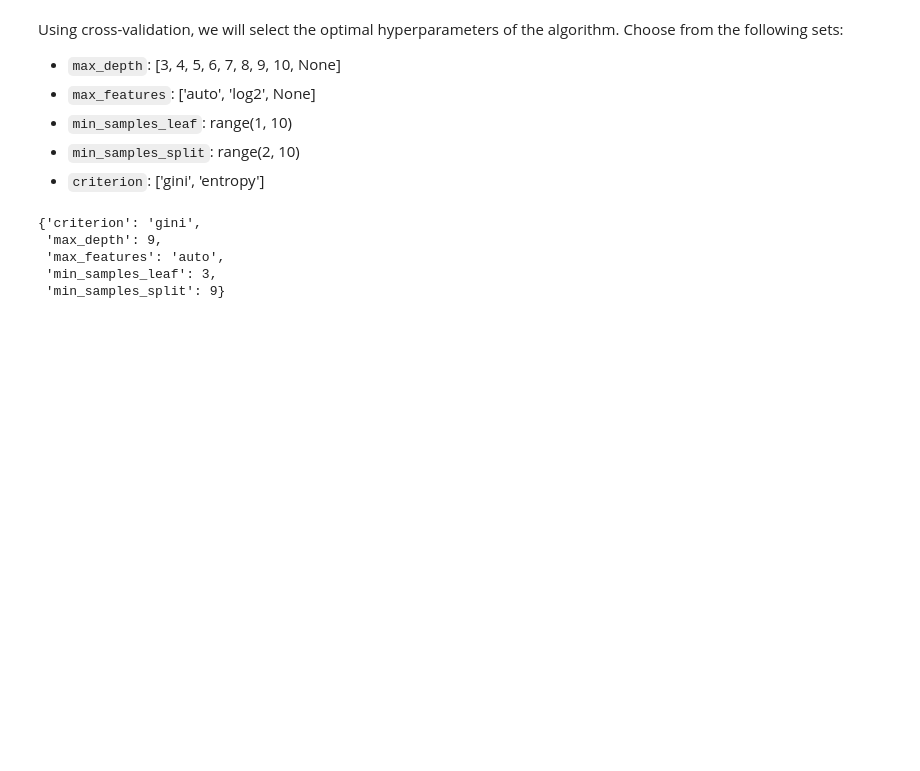
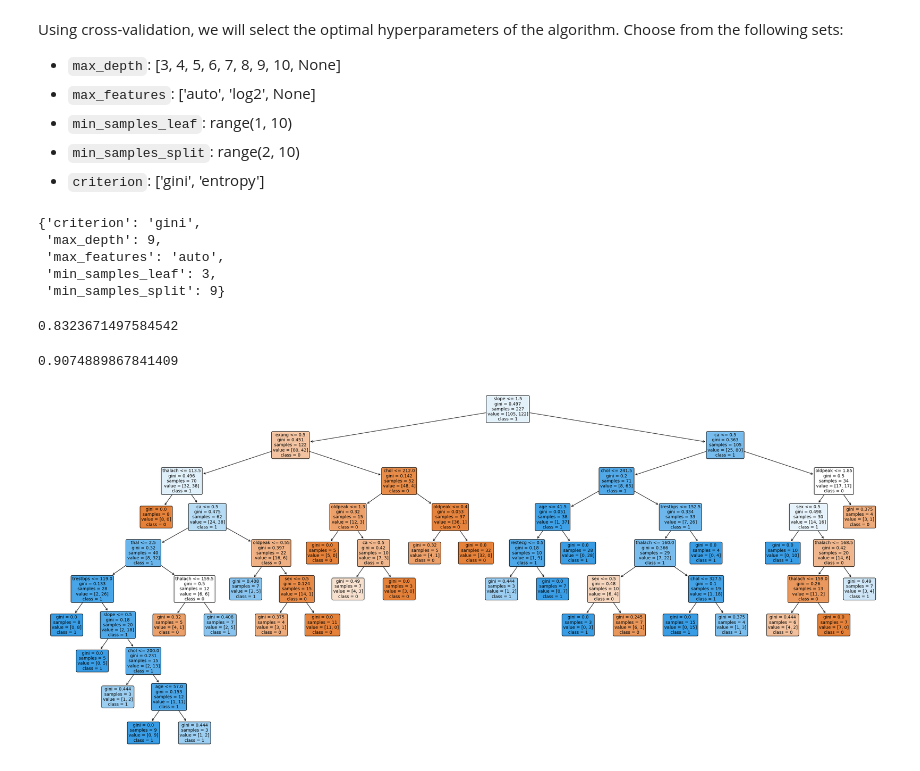
Before and after one commit to SergeyHSE/DesisionTree.github.io, a Jupyter notebook: DesisionTree.ipynb, the cells around one changed output. Cells and saved outputs as stored; diff of their text form; code cells hidden in the pictures; blank space fills up the shorter version.

```diff
--- a/DesisionTree.ipynb
+++ b/DesisionTree.ipynb
@@ -96,3 +96,33 @@ grid_searcher.best_params_
  'max_features': 'auto',
  'min_samples_leaf': 3,
  'min_samples_split': 9}
+# %%
+#We need find what is the best average value of the proportion of correct answers obtained on cross-validation
+
+grid_searcher.best_score_
+# %% [output]
+0.8323671497584542
+# %%
+#Aply founded parametrs
+
+dt_optimal = DecisionTreeClassifier(criterion='gini', max_depth=9, max_features='log2',
+                                    min_samples_leaf=3, min_samples_split=9,
+                                    random_state=13)
+dt_optimal.fit(X_train, y_train)
+y_pred_train_optimal = dt_optimal.predict(X_train)
+accuracy_score(y_train, y_pred_train_optimal)
+# %% [output]
+0.9074889867841409
+# %%
+plt.figure(figsize=(35, 15))
+plot_tree(
+    dt_optimal,
+    filled=True,
+    rounded=True,
+    feature_names=list(X_train.columns),  # Convert to a list
+    class_names=[str(label) for label in dt.classes_],
+    fontsize=10,
+)
+plt.show()
+# %% [output]
+[figure, added]
```
